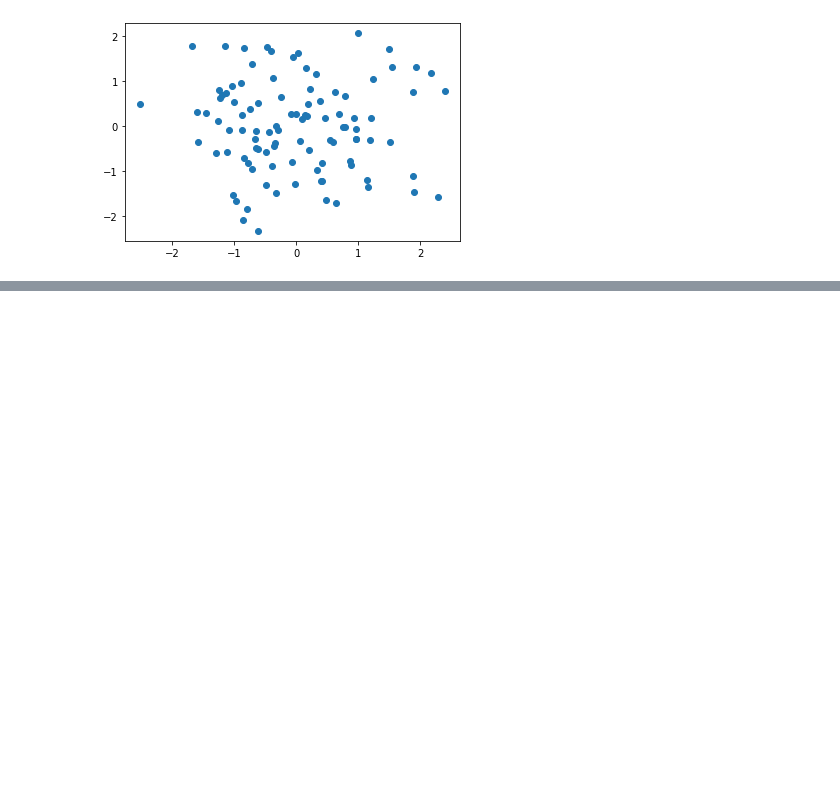
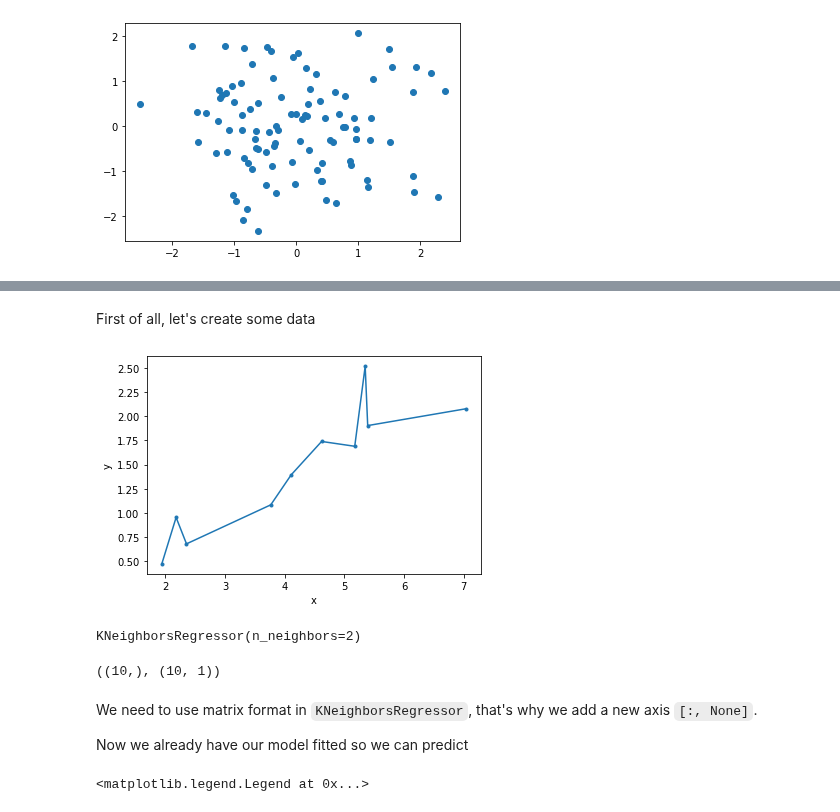
Before and after one commit to cridonoso/IntroToDataScience, a Jupyter notebook: 2.sklearn_regression.ipynb, the cells around one changed output, grey strips where cells are left out. Cells and saved outputs as stored; diff of their text form; code cells hidden in the pictures; blank space fills up the shorter version.

```diff
--- a/2.sklearn_regression.ipynb
+++ b/2.sklearn_regression.ipynb
@@ -49,0 +61,16 @@ plt.scatter(X_normed[:, 0], X_normed[:, 1])
+# %% [markdown]
+First of all, let's create some data
+# %%
+x = np.sort(np.random.uniform(1, 10, size=[10]))
+c = 0.3
+
+y_real = x*c
+y = y_real + np.random.normal(loc=0.0, scale=.3, size=len(x))
+
+fig, ax = plt.subplots()
+ax.plot(x, y, marker='.')
+ax.set_xlabel('x')
+ax.set_ylabel('y')
+plt.show()
+# %% [output]
+[figure, added]
@@ -49,0 +79,12 @@ plt.scatter(X_normed[:, 0], X_normed[:, 1])
+# %%
+model.fit(x[:, None], y)
+# %% [output]
+KNeighborsRegressor(n_neighbors=2)
+# %%
+x.shape, x[:, None].shape
+# %% [output]
+((10,), (10, 1))
+# %% [markdown]
+We need to use matrix format in `KNeighborsRegressor`, that's why we add a new axis `[:, None]`.
+
+Now we already have our model fitted so we can predict
@@ -49,0 +94,5 @@ plt.scatter(X_normed[:, 0], X_normed[:, 1])
+# %%
+ax.plot(x_test, y_pred_knn, marker='.', label='knn_pred')
+ax.legend()
+# %% [output]
+<matplotlib.legend.Legend at 0x...>
```
Also changed, not shown: parts of 34 cells of this notebook, 1 other file.
